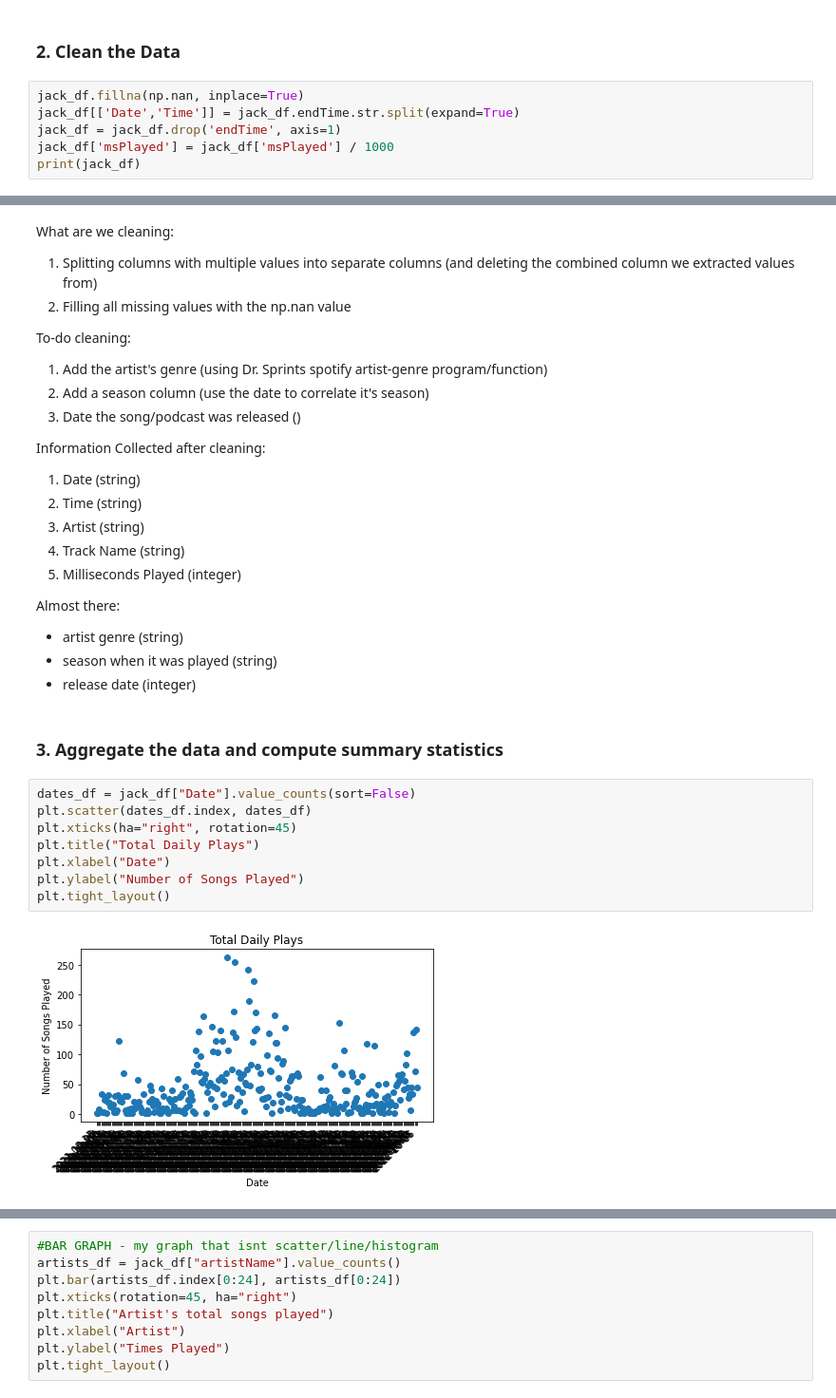
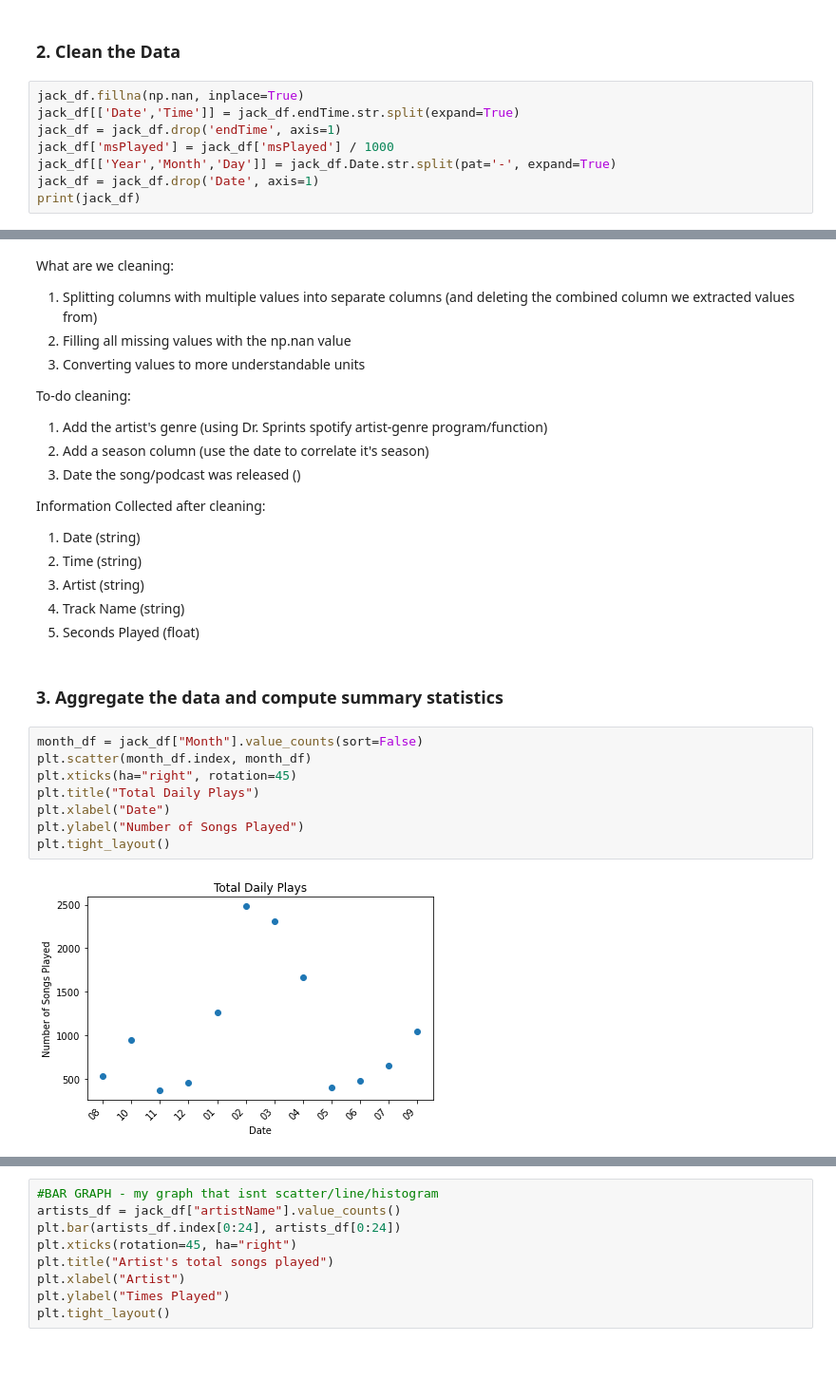
Before and after one commit to JPNealon/CS222-FinalProject, a Jupyter notebook: Project.ipynb, the cells around one changed output, grey strips where cells are left out. Shown at 95% size. Drawn from its saved outputs; the diff is of its cells as text; blank space fills up the shorter version.

```diff
--- a/Project.ipynb
+++ b/Project.ipynb
@@ -51,6 +33,8 @@ jack_df.fillna(np.nan, inplace=True)
 jack_df[['Date','Time']] = jack_df.endTime.str.split(expand=True)
 jack_df = jack_df.drop('endTime', axis=1)
 jack_df['msPlayed'] = jack_df['msPlayed'] / 1000
+jack_df[['Year','Month','Day']] = jack_df.Date.str.split(pat='-', expand=True)
+jack_df = jack_df.drop('Date', axis=1)
 print(jack_df)
 # %% [output]
                         artistName  \
@@ -74,6 +58,7 @@ print(jack_df)
 What are we cleaning:
 1. Splitting columns with multiple values into separate columns (and deleting the combined column we extracted values from)
 1. Filling all missing values with the np.nan value
+1. Converting values to more understandable units
 
 To-do cleaning:
 1. Add the artist's genre (using Dr. Sprints spotify artist-genre program/function)
@@ -85,21 +70,16 @@ Information Collected after cleaning:
 1. Time (string)
 1. Artist (string)
 1. Track Name (string)
-1. Milliseconds Played (integer)
-
-Almost there:
-- artist genre (string)
-- season when it was played (string)
-- release date (integer)
+1. Seconds Played (float)
 # %% [markdown]
 ### 3. Aggregate the data and compute summary statistics
 # %%
-dates_df = jack_df["Date"].value_counts(sort=False)
-plt.scatter(dates_df.index, dates_df)
+month_df = jack_df["Month"].value_counts(sort=False)
+plt.scatter(month_df.index, month_df)
 plt.xticks(ha="right", rotation=45)
 plt.title("Total Daily Plays")
 plt.xlabel("Date")
 plt.ylabel("Number of Songs Played")
 plt.tight_layout()
 # %% [output]
-[figure, old version]
+[figure, new version]
```
Also changed, not shown: parts of 7 cells of this notebook, 1 other file.
